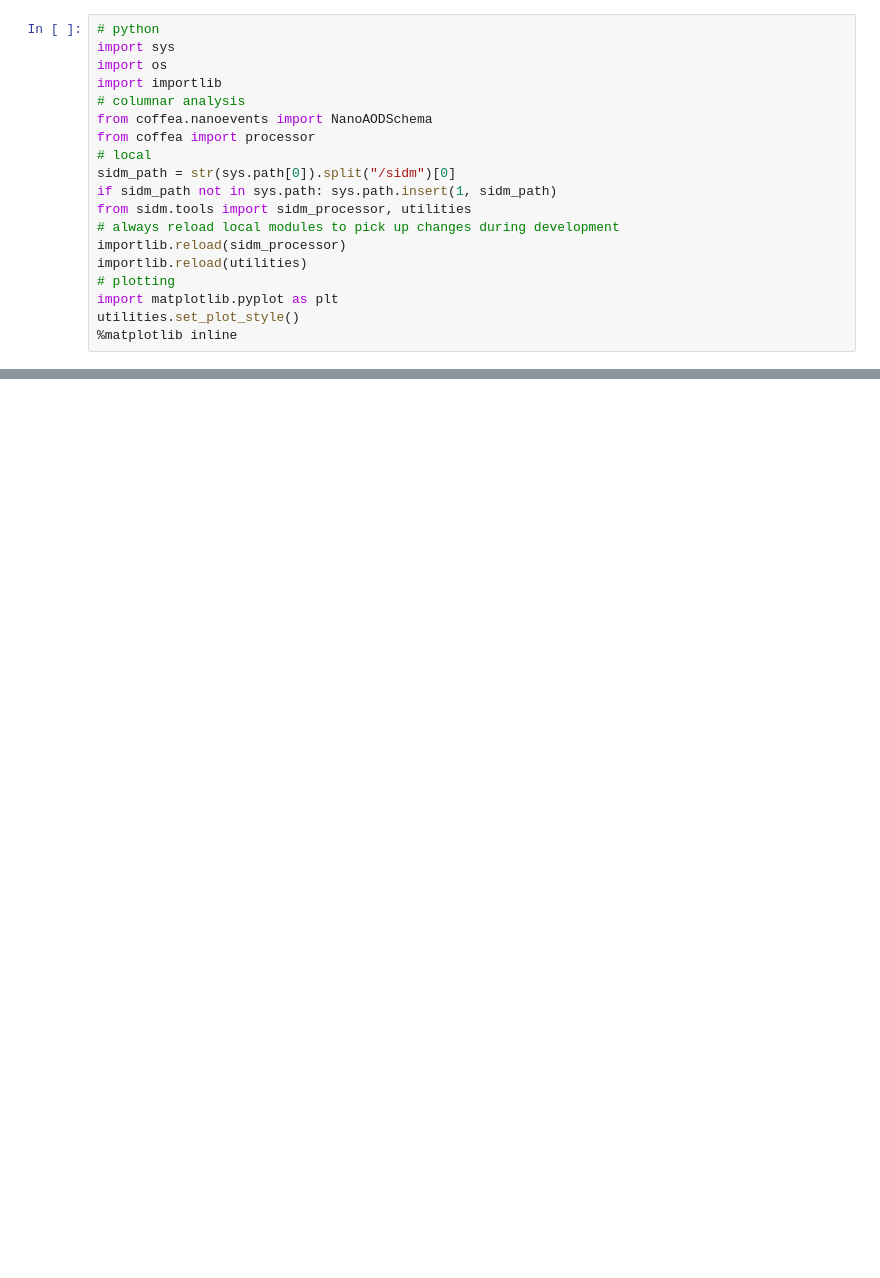
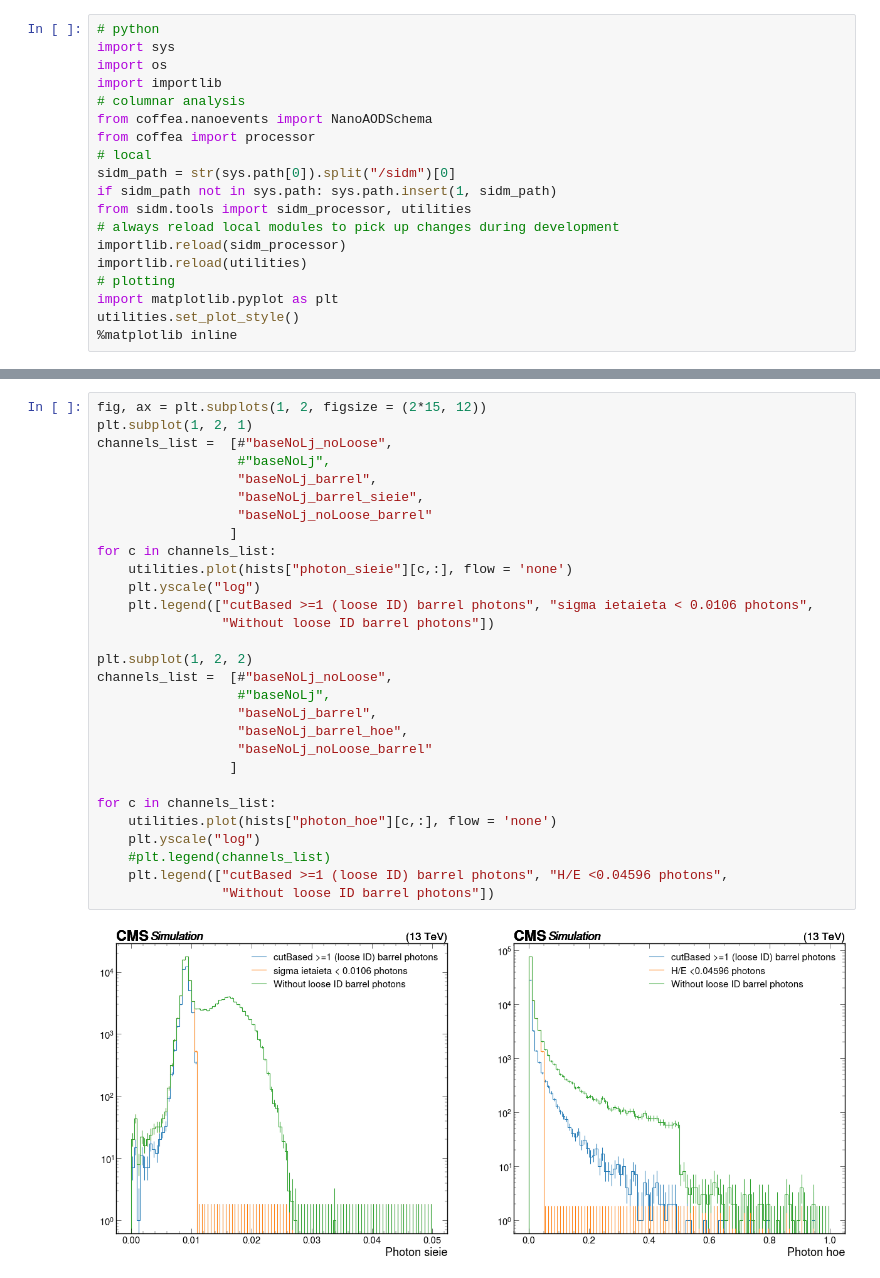
Before and after one commit to mariajose2398/SIDM, a Jupyter notebook: sidm/studies/signal_kinematics/photons.ipynb, the cells around one changed output, grey strips where cells are left out. Drawn from its saved outputs; the diff is of its cells as text; blank space fills up the shorter version.

```diff
--- a/sidm/studies/signal_kinematics/photons.ipynb
+++ b/sidm/studies/signal_kinematics/photons.ipynb
@@ -130,0 +197,31 @@ plt.yscale("log")
+# %%
+fig, ax = plt.subplots(1, 2, figsize = (2*15, 12))
+plt.subplot(1, 2, 1)
+channels_list =  [#"baseNoLj_noLoose",
+                  #"baseNoLj",
+                  "baseNoLj_barrel",
+                  "baseNoLj_barrel_sieie",
+                  "baseNoLj_noLoose_barrel"
+                 ]
+for c in channels_list:
+    utilities.plot(hists["photon_sieie"][c,:], flow = 'none')
+    plt.yscale("log")
+    plt.legend(["cutBased >=1 (loose ID) barrel photons", "sigma ietaieta < 0.0106 photons",
+                "Without loose ID barrel photons"])
+
+plt.subplot(1, 2, 2)
+channels_list =  [#"baseNoLj_noLoose",
+                  #"baseNoLj",
+                  "baseNoLj_barrel",
+                  "baseNoLj_barrel_hoe",
+                  "baseNoLj_noLoose_barrel"
+                 ]
+
+for c in channels_list:
+    utilities.plot(hists["photon_hoe"][c,:], flow = 'none')
+    plt.yscale("log")
+    #plt.legend(channels_list)
+    plt.legend(["cutBased >=1 (loose ID) barrel photons", "H/E <0.04596 photons",
+                "Without loose ID barrel photons"])
+# %% [output]
+[figure, added]
```
Also changed, not shown: parts of 3 cells of this notebook, 2 other files.
